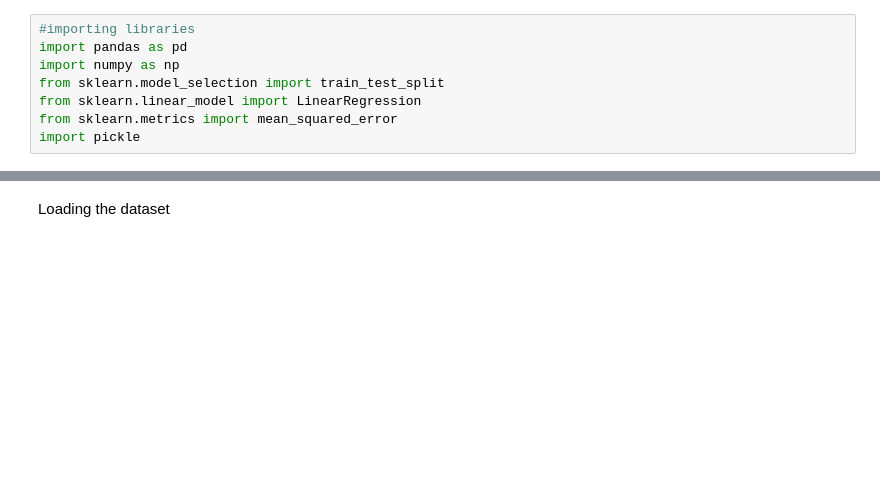
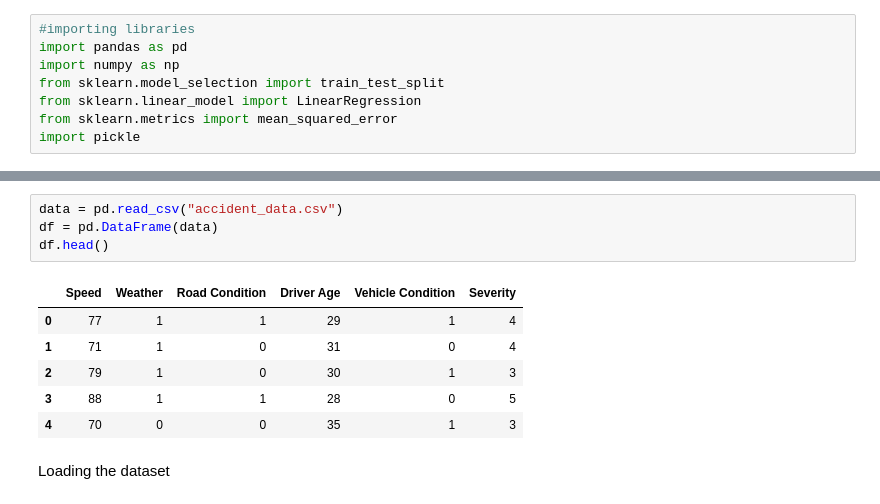
Before and after one commit to samsonthomas951/BDM-221, a Jupyter notebook: assignment2.ipynb, the cells around one changed output, grey strips where cells are left out. Drawn from its saved outputs; the diff is of its cells as text; blank space fills up the shorter version.

```diff
--- a/assignment2.ipynb
+++ b/assignment2.ipynb
@@ -14,3 +28,14 @@ import pickle
+# %%
+data = pd.read_csv("accident_data.csv")
+df = pd.DataFrame(data)
+df.head()
+# %% [output]
+|  | Speed | Weather | Road Condition | Driver Age | Vehicle Condition | Severity |
+| 0 | 77 | 1 | 1 | 29 | 1 | 4 |
+| 1 | 71 | 1 | 0 | 31 | 0 | 4 |
+| 2 | 79 | 1 | 0 | 30 | 1 | 3 |
+| 3 | 88 | 1 | 1 | 28 | 0 | 5 |
+| 4 | 70 | 0 | 0 | 35 | 1 | 3 |
 # %% [markdown]
 Loading the dataset
 # %%
```
Also changed, not shown: parts of 3 cells of this notebook.
